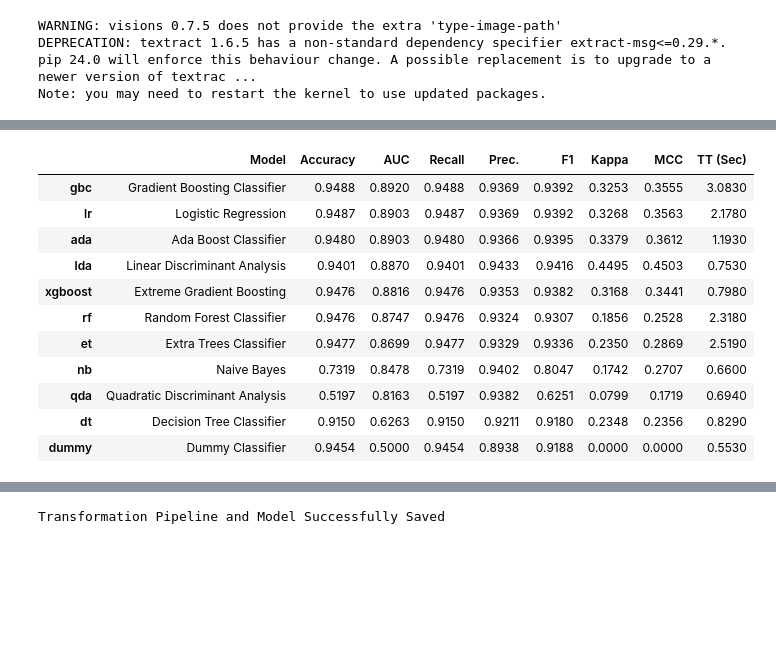
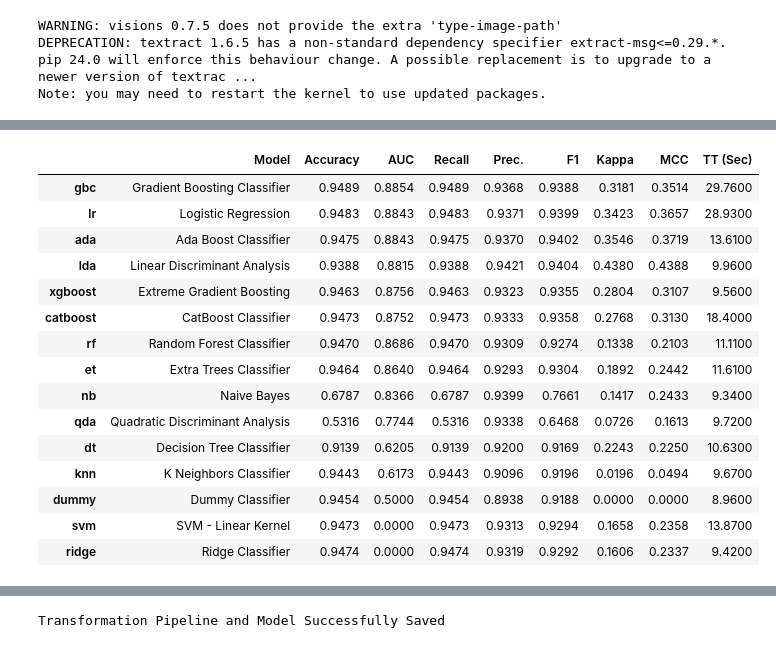
Before and after one commit to AsherJingkongChen/heart-attack-prediction-course-project, a Jupyter notebook: notebooks/heart_analyze.ipynb, the cells around one changed output, grey strips where cells are left out. Drawn from its saved outputs; the diff is of its cells as text; code cells hidden in the pictures; blank space fills up the shorter version.

Commit message:
Rerun heart analysis notbook

```diff
--- a/notebooks/heart_analyze.ipynb
+++ b/notebooks/heart_analyze.ipynb
@@ -255,29 +255,34 @@ plt.savefig(
 # %%
 # compare models with AUROC
-exp.compare_models(
+candicate_model = exp.compare_models(
   exclude=[ # excludes slow and unsuitable models
-    'catboost',
-    'knn',
-    'ridge',
-    'svm',
+    # 'catboost',
+    # 'knn',
+    # 'ridge',
+    # 'svm',
   ],
   sort='auc',
+  cross_validation=False,
 )
 None
 # %% [output]
 [interactive output not drawn]
 |  | Model | Accuracy | AUC | Recall | Prec. | F1 | Kappa | MCC | TT (Sec) |
-| gbc | Gradient Boosting Classifier | 0.9488 | 0.8920 | 0.9488 | 0.9369 | 0.9392 | 0.3253 | 0.3555 | 3.0830 |
-| lr | Logistic Regression | 0.9487 | 0.8903 | 0.9487 | 0.9369 | 0.9392 | 0.3268 | 0.3563 | 2.1780 |
-| ada | Ada Boost Classifier | 0.9480 | 0.8903 | 0.9480 | 0.9366 | 0.9395 | 0.3379 | 0.3612 | 1.1930 |
-| lda | Linear Discriminant Analysis | 0.9401 | 0.8870 | 0.9401 | 0.9433 | 0.9416 | 0.4495 | 0.4503 | 0.7530 |
-| xgboost | Extreme Gradient Boosting | 0.9476 | 0.8816 | 0.9476 | 0.9353 | 0.9382 | 0.3168 | 0.3441 | 0.7980 |
-| rf | Random Forest Classifier | 0.9476 | 0.8747 | 0.9476 | 0.9324 | 0.9307 | 0.1856 | 0.2528 | 2.3180 |
-| et | Extra Trees Classifier | 0.9477 | 0.8699 | 0.9477 | 0.9329 | 0.9336 | 0.2350 | 0.2869 | 2.5190 |
-| nb | Naive Bayes | 0.7319 | 0.8478 | 0.7319 | 0.9402 | 0.8047 | 0.1742 | 0.2707 | 0.6600 |
-| qda | Quadratic Discriminant Analysis | 0.5197 | 0.8163 | 0.5197 | 0.9382 | 0.6251 | 0.0799 | 0.1719 | 0.6940 |
-| dt | Decision Tree Classifier | 0.9150 | 0.6263 | 0.9150 | 0.9211 | 0.9180 | 0.2348 | 0.2356 | 0.8290 |
-| dummy | Dummy Classifier | 0.9454 | 0.5000 | 0.9454 | 0.8938 | 0.9188 | 0.0000 | 0.0000 | 0.5530 |
+| gbc | Gradient Boosting Classifier | 0.9489 | 0.8854 | 0.9489 | 0.9368 | 0.9388 | 0.3181 | 0.3514 | 29.7600 |
+| lr | Logistic Regression | 0.9483 | 0.8843 | 0.9483 | 0.9371 | 0.9399 | 0.3423 | 0.3657 | 28.9300 |
+| ada | Ada Boost Classifier | 0.9475 | 0.8843 | 0.9475 | 0.9370 | 0.9402 | 0.3546 | 0.3719 | 13.6100 |
+| lda | Linear Discriminant Analysis | 0.9388 | 0.8815 | 0.9388 | 0.9421 | 0.9404 | 0.4380 | 0.4388 | 9.9600 |
+| xgboost | Extreme Gradient Boosting | 0.9463 | 0.8756 | 0.9463 | 0.9323 | 0.9355 | 0.2804 | 0.3107 | 9.5600 |
+| catboost | CatBoost Classifier | 0.9473 | 0.8752 | 0.9473 | 0.9333 | 0.9358 | 0.2768 | 0.3130 | 18.4000 |
+| rf | Random Forest Classifier | 0.9470 | 0.8686 | 0.9470 | 0.9309 | 0.9274 | 0.1338 | 0.2103 | 11.1100 |
+| et | Extra Trees Classifier | 0.9464 | 0.8640 | 0.9464 | 0.9293 | 0.9304 | 0.1892 | 0.2442 | 11.6100 |
+| nb | Naive Bayes | 0.6787 | 0.8366 | 0.6787 | 0.9399 | 0.7661 | 0.1417 | 0.2433 | 9.3400 |
+| qda | Quadratic Discriminant Analysis | 0.5316 | 0.7744 | 0.5316 | 0.9338 | 0.6468 | 0.0726 | 0.1613 | 9.7200 |
+| dt | Decision Tree Classifier | 0.9139 | 0.6205 | 0.9139 | 0.9200 | 0.9169 | 0.2243 | 0.2250 | 10.6300 |
+| knn | K Neighbors Classifier | 0.9443 | 0.6173 | 0.9443 | 0.9096 | 0.9196 | 0.0196 | 0.0494 | 9.6700 |
+| dummy | Dummy Classifier | 0.9454 | 0.5000 | 0.9454 | 0.8938 | 0.9188 | 0.0000 | 0.0000 | 8.9600 |
+| svm | SVM - Linear Kernel | 0.9473 | 0.0000 | 0.9473 | 0.9313 | 0.9294 | 0.1658 | 0.2358 | 13.8700 |
+| ridge | Ridge Classifier | 0.9474 | 0.0000 | 0.9474 | 0.9319 | 0.9292 | 0.1606 | 0.2337 | 9.4200 |
 [interactive output not drawn]
 # %%
 # # if the ranking not shown, uncomment and run this cell
```
Also changed, not shown: parts of 9 cells of this notebook, 4 other files.
